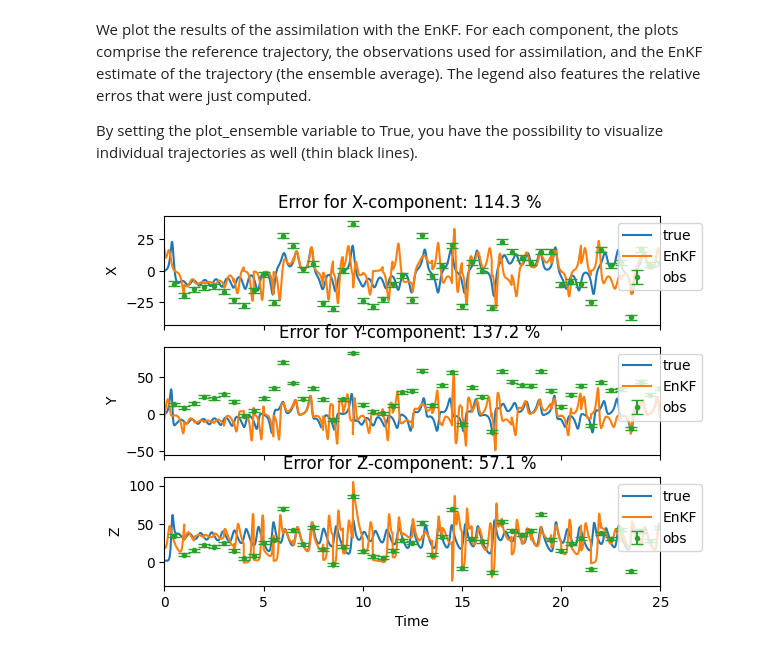
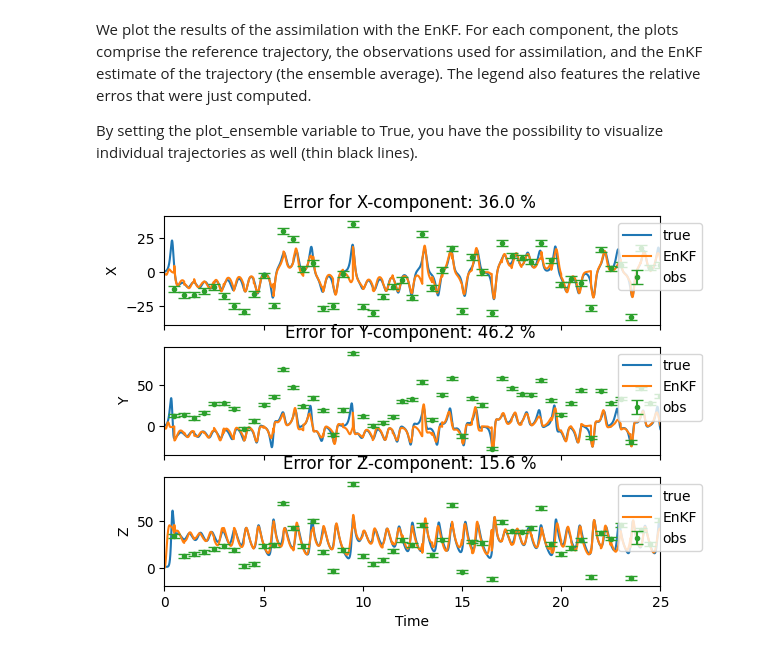
Before and after one commit to acse-jm122/torchda, a Jupyter notebook: examples/lorenz_enkf.ipynb, the cells around one changed output. Saved outputs shown, nothing was run; the diff lists cells and outputs as text; code cells hidden in the pictures.

```diff
--- a/examples/lorenz_enkf.ipynb
+++ b/examples/lorenz_enkf.ipynb
@@ -128,9 +128,9 @@ The python script `myEnKF.py` contains the implementation of the EnKF. It return
 + `xEnKF`, which is the trajectory of the ensemble average - our guess of the trajectory
 + `x_ens`, which contains the individual trajectories of the $N_e$ ensemble members
 # %%
-# # Now we run the EnKF
-# xEnKF, x_ens = EnKF(
-#     n_steps, dt, nobs, time_obs, gap, Ne, H, R, y, x0ens, P0, rayleigh, prandtl, b
-# )
+# Now we run the EnKF
+xEnKF, x_ens = EnKF(
+    n_steps, nobs, time_obs, gap, Ne, H, R, y, x0ens, P0, rayleigh, prandtl, b
+)
 # %%
 # Now we run the KF
@@ -144,7 +144,7 @@ The python code below is used to quantify the error, for the $X$, $Y$ and $Z$ co
 # %%
 # Compute Euclidean error wrt true state which is known in this synthetic game
 # cumulative error
-cum_error_comp = torch.sqrt(torch.sum((xt - x_estimates) ** 2, dim=1))
+cum_error_comp = torch.sqrt(torch.sum((xt - xEnKF) ** 2, dim=1))
 cum_error = torch.sqrt(torch.sum(cum_error_comp**2))
 norm_comp = torch.sqrt(torch.sum(xt**2, dim=1))
 norm = torch.sqrt(torch.sum(xt**2))
@@ -168,26 +168,26 @@ By setting the plot_ensemble variable to True, you have the possibility to visua
 # %%
 # Plot results
 plot_ensemble = False  # Change to True if you want to visualize ensemble members
 fig, ax = plt.subplots(nrows=3, ncols=1, sharex=True)
 iobs = 0
 for k, comp in enumerate(["X", "Y", "Z"]):
     ax[k].plot(time, xt[k, :], label='true')
-    ax[k].plot(time, x_estimates[k, :], label='EnKF')
+    ax[k].plot(time, xEnKF[k, :], label='EnKF')
     # if plot_ensemble:
     #     for e in range(Ne):
     #         ax[k].plot(time, x_ens[k, :, e], c='k', lw=0.1, zorder=-4)
     if WhichVariablesAreObserved[k] > 0:
         ax[k].errorbar(time_obs, y[iobs, :], yerr=sqrt_s[iobs, iobs],
                        fmt='o', markersize=3, capsize=4, label='obs')
         iobs = iobs + 1
     ax[k].legend(bbox_to_anchor=(0.9, 1), loc='upper left', frameon=True)
     ax[k].set_ylabel(comp)
     ax[k].title.set_text(
         f"Error for {comp}-component: %4.1f %% "
         % (100.0 * cum_error_comp[k] / norm_comp[k])
     )
 ax[-1].set_xlabel('Time')
 ax[-1].set_xlim(time[0], time[-1])
 plt.show()
 # %% [output]
-[figure, old version]
+[figure, new version]
```
Also changed, not shown: parts of 3 cells of this notebook, 1 other file.
